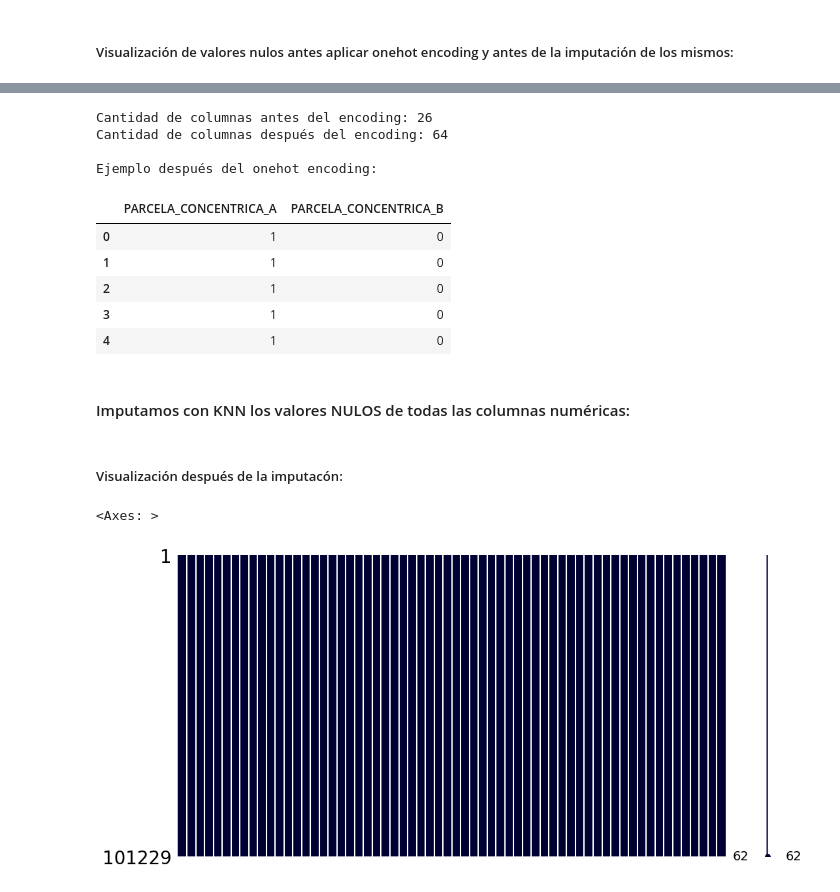
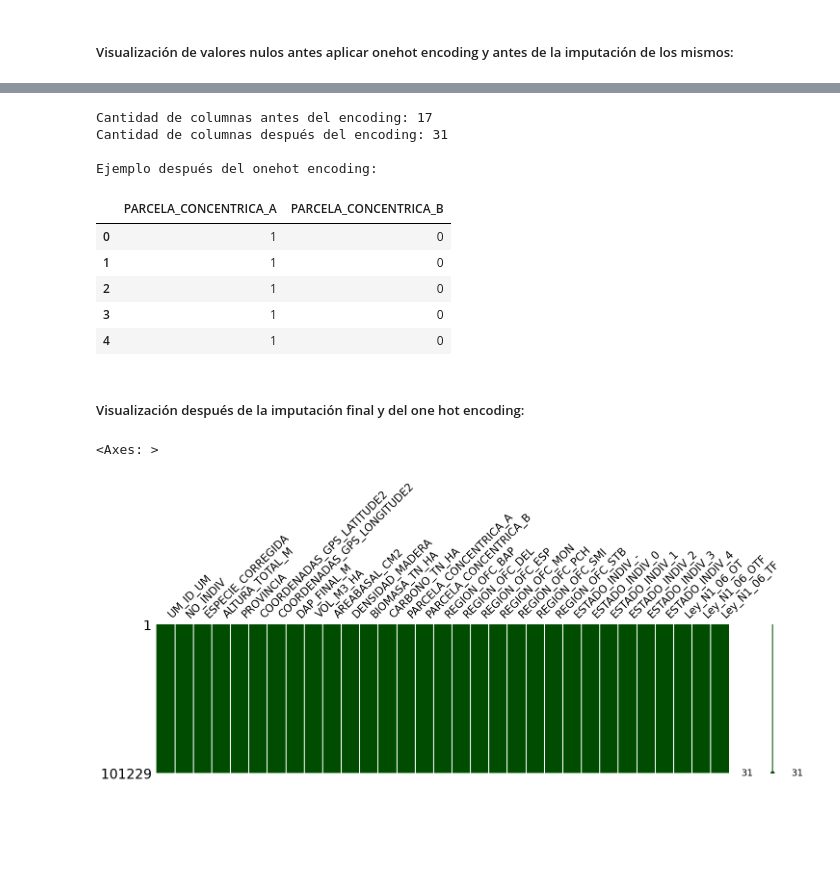
Before and after one commit to poggiogu/DiploDatos2025_Mentoria_17, a Jupyter notebook: mentoria_17_tp2.ipynb, the cells around one changed output, grey strips where cells are left out. Drawn from its saved outputs; the diff is of its cells as text; code cells hidden in the pictures; blank space fills up the shorter version.

Commit message:
COrrecciones_TP2_DF-individuos_Guille

```diff
--- a/mentoria_17_tp2.ipynb
+++ b/mentoria_17_tp2.ipynb
@@ -305,0 +416,6 @@ msno.matrix(df_filtrado,figsize=(12, 6), fontsize=12, color=[0,0,0.2])
+# %%
+df_filtrado_B = df_filtrado_G.drop(columns=[
+'SUBREG',
+'CLASE_DIAM',
+'Ley_N2_06'
+])
@@ -305,0 +454,5 @@ msno.matrix(df_filtrado,figsize=(12, 6), fontsize=12, color=[0,0,0.2])
+# %%
+cols_to_impute = ['VOL_M3_HA', 'ALTURA_TOTAL_M']
+imputer_median = SimpleImputer(strategy='median')
+
+df_filtrado_B[cols_to_impute] = imputer_median.fit_transform(df_individuos[cols_to_impute])
@@ -313,15 +487,15 @@ cols_onehot = [
 'Ley_N1_06'
 ]
 # %%
-df_ind_onehot = pd.get_dummies(df_filtrado, columns=cols_onehot, drop_first=False, dtype='int')
-print(f'Cantidad de columnas antes del encoding: {df_filtrado.shape[1]}')
+df_ind_onehot = pd.get_dummies(df_filtrado_B, columns=cols_onehot, drop_first=False, dtype='int')
+print(f'Cantidad de columnas antes del encoding: {df_filtrado_B.shape[1]}')
 print(f'Cantidad de columnas después del encoding: {df_ind_onehot.shape[1]}')
 print("")
 print("Ejemplo después del onehot encoding: ")
 df_ind_onehot[[col for col in df_ind_onehot.columns if 'PARCELA_CONCENTRICA' in col]].head()
 # %% [output]
-Cantidad de columnas antes del encoding: 26
-Cantidad de columnas después del encoding: 64
+Cantidad de columnas antes del encoding: 17
+Cantidad de columnas después del encoding: 31
 
 Ejemplo después del onehot encoding:
 |  | PARCELA_CONCENTRICA_A | PARCELA_CONCENTRICA_B |
@@ -330,18 +504,10 @@ Ejemplo después del onehot encoding:
 | 2 | 1 | 0 |
 | 3 | 1 | 0 |
 | 4 | 1 | 0 |
-# %% [markdown]
-#### Imputamos con KNN los valores NULOS de todas las columnas numéricas:
-# %%
-# Seleccionamos solo columnas numéricas otra vez después de aplicar onehot encoding
-num_cols_onehot = df_ind_onehot.select_dtypes(include='number').columns
-# Imputación con KNN
-imputer = KNNImputer(n_neighbors=5)
-df_ind_onehot[num_cols_onehot] = imputer.fit_transform(df_ind_onehot[num_cols_onehot])
 # %% [markdown]
-##### Visualización después de la imputacón:
+##### Visualización después de la imputación final y del one hot encoding:
 # %%
-msno.matrix(df_ind_onehot[num_cols_onehot],figsize=(12, 6), color=[0,0,0.2])
+msno.matrix(df_ind_onehot,figsize=(17, 4), color=[0,0.3,0])
 # %% [output]
 <Axes: >
-[figure, old version]
+[figure, new version]
```
Also changed, not shown: parts of 40 cells of this notebook.
